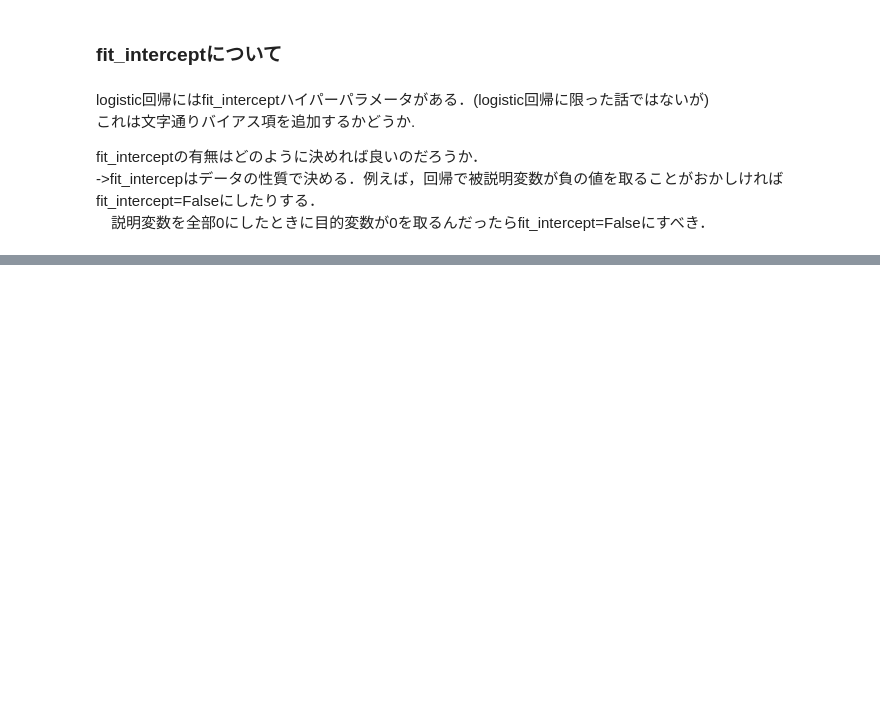
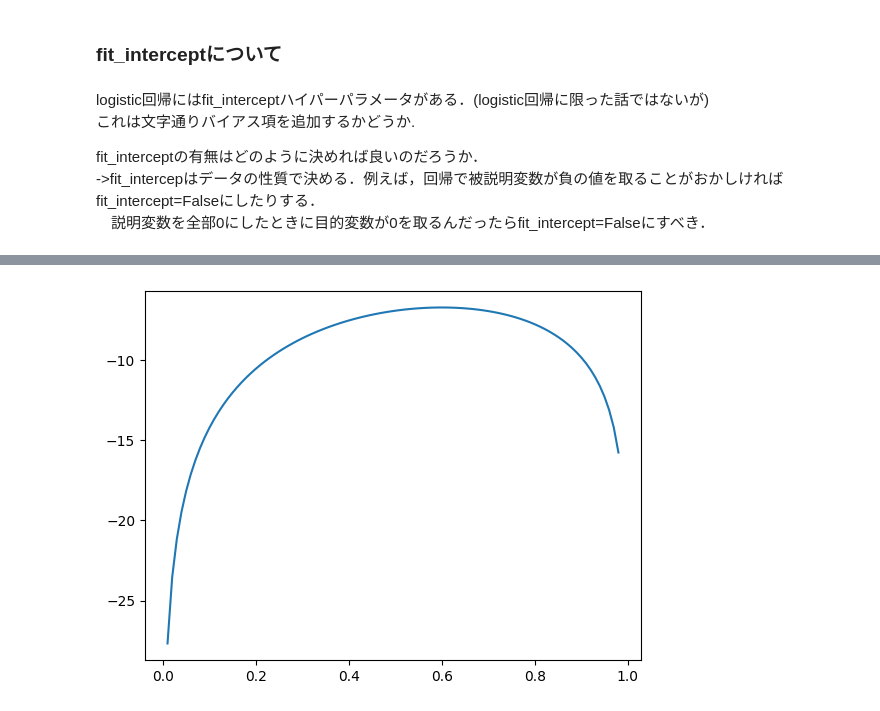
Before and after one commit to Takahashi-Kaisei/machine-learning, a Jupyter notebook: notebook/logistic_regression.ipynb, the cells around one changed output, grey strips where cells are left out. Cells and saved outputs as stored; diff of their text form; code cells hidden in the pictures; blank space fills up the shorter version.

```diff
--- a/notebook/logistic_regression.ipynb
+++ b/notebook/logistic_regression.ipynb
@@ -1109,0 +1184,12 @@ fit_interceptの有無はどのように決めれば良いのだろうか．\
+# %%
+x = np.arange(0.01, 0.99, 0.01)
+y = []
+for i in x:
+    y.append(
+        6 * math.log(i) + 4 * math.log(1 - i)
+        )
+
+plt.plot(x, y)
+plt.show()
+# %% [output]
+[figure, added]
```
Also changed, not shown: parts of 29 cells of this notebook.
